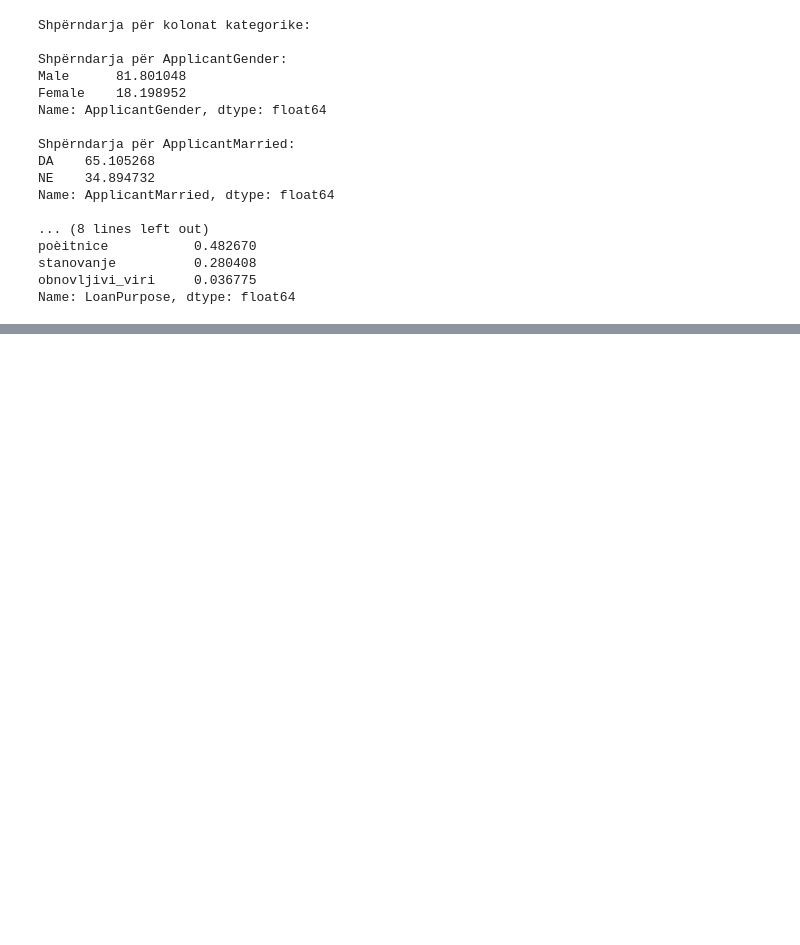
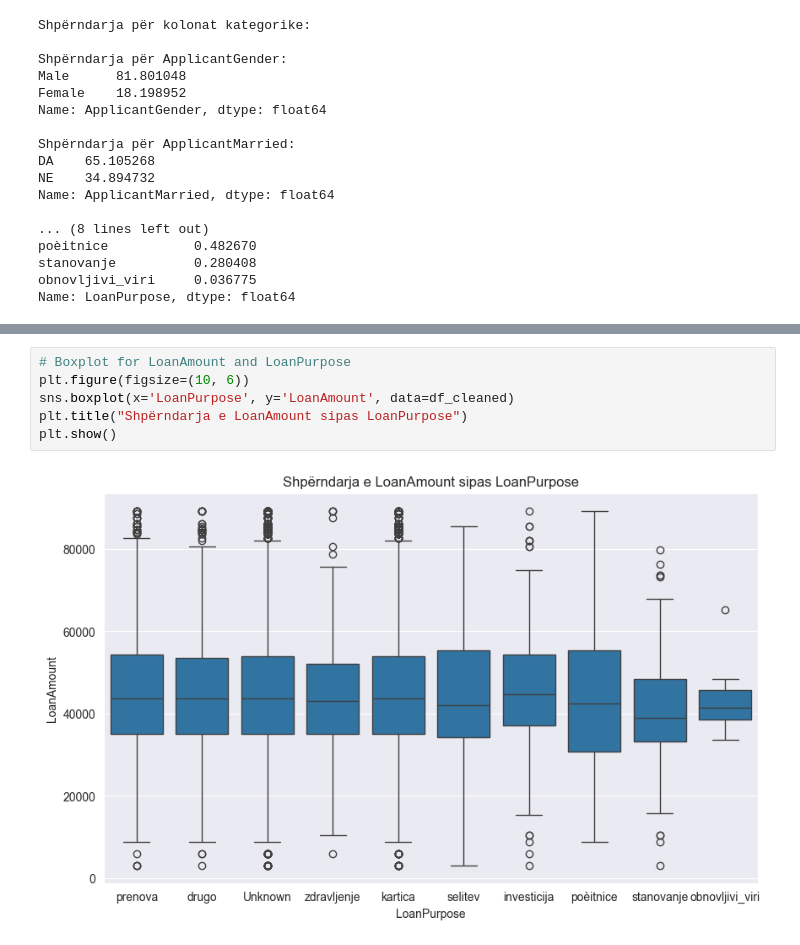
Before and after one commit to kaltrinabaliu/PergatitjaDheVizualizimiiTeDhenave, a Jupyter notebook: BankingDatasetForLoan.ipynb, the cells around one changed output, grey strips where cells are left out. Saved outputs shown, nothing was run; the diff lists cells and outputs as text; blank space fills up the shorter version.

```diff
--- a/BankingDatasetForLoan.ipynb
+++ b/BankingDatasetForLoan.ipynb
@@ -521,0 +530,8 @@ Name: LoanPurpose, dtype: float64
+# %%
+# Boxplot for LoanAmount and LoanPurpose
+plt.figure(figsize=(10, 6))
+sns.boxplot(x='LoanPurpose', y='LoanAmount', data=df_cleaned)
+plt.title("Shpërndarja e LoanAmount sipas LoanPurpose")
+plt.show()
+# %% [output]
+[figure, added]
```
Also changed, not shown: parts of 5 cells of this notebook.
